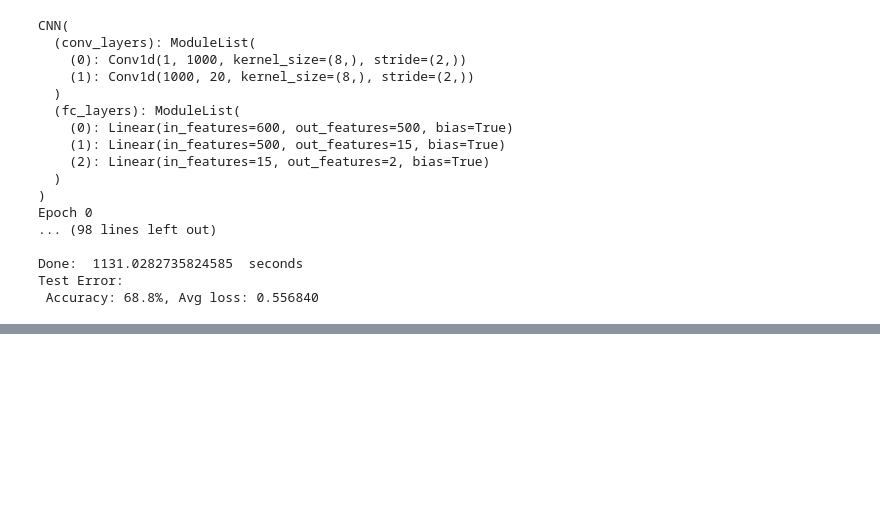
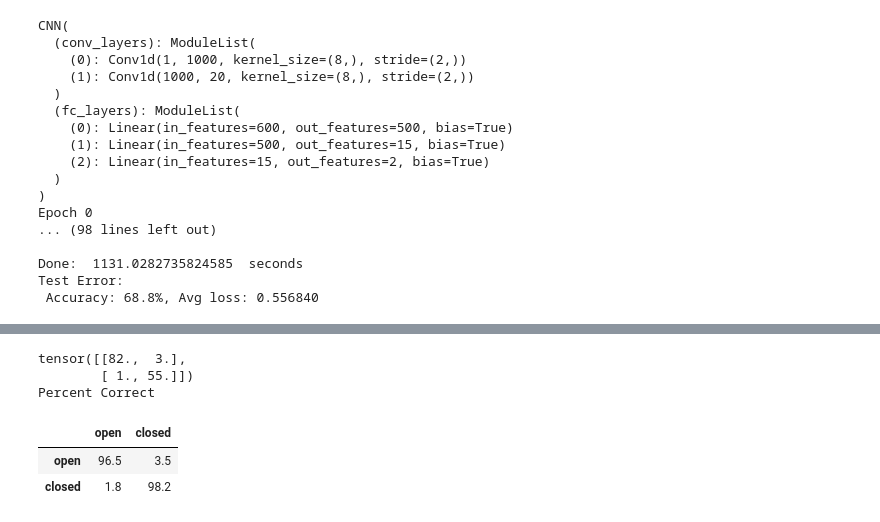
Before and after one commit to Randalthor95/CS_545, a Jupyter notebook: Final_Project/Feudale_Final_Project_CNN.ipynb, the cells around one changed output, grey strips where cells are left out. Saved outputs shown, nothing was run; the diff lists cells and outputs as text; code cells hidden in the pictures; blank space fills up the shorter version.

Commit message:
Final CNN Model, saved models, some writeup

```diff
--- a/Final_Project/Feudale_Final_Project_CNN.ipynb
+++ b/Final_Project/Feudale_Final_Project_CNN.ipynb
@@ -1841,0 +2981,33 @@ test(train_dataloader, model, loss_fn)
+# %%
+nb_classes = 2
+
+confusion_matrix = torch.zeros(nb_classes, nb_classes)
+with torch.no_grad():
+    for i, (inputs, classes) in enumerate(test_dataloader):
+        inputs = inputs.to(device)
+        classes = classes.to(device)
+        outputs = model(inputs.float())
+        _, preds = torch.max(outputs, 1)
+        for t, p in zip(classes.view(-1), preds.view(-1)):
+            confusion_matrix[t.long(), p.long()] += 1
+
+print(confusion_matrix)
+new_confusion_matrix = torch.zeros(nb_classes, nb_classes)
+for i, row in enumerate(confusion_matrix):
+    sum = row.sum()
+    new_confusion_matrix[i, 0] = 100 * row[0] / sum
+    new_confusion_matrix[i, 1] = 100 * row[1] / sum
+conf_matrix = pd.DataFrame(
+    new_confusion_matrix.numpy(), index=["open", "closed"], columns=["open", "closed"]
+)
+# cf.style.background_gradient(cmap='Blues').format("{:.1f} %")
+print("Percent Correct")
+conf_matrix.style.background_gradient(cmap="Blues").format("{:.1f}")
+# print(confusion_matrix)
+# %% [output]
+tensor([[82.,  3.],
+        [ 1., 55.]])
+Percent Correct
+|  | open | closed |
+| open | 96.5 | 3.5 |
+| closed | 1.8 | 98.2 |
```
Also changed, not shown: parts of 38 cells of this notebook, 4 other files.
